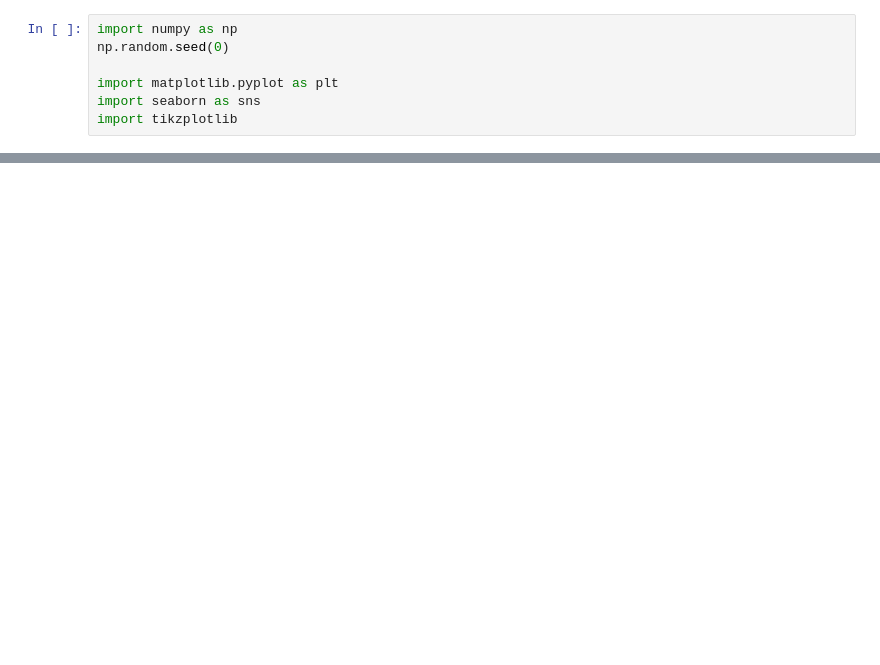
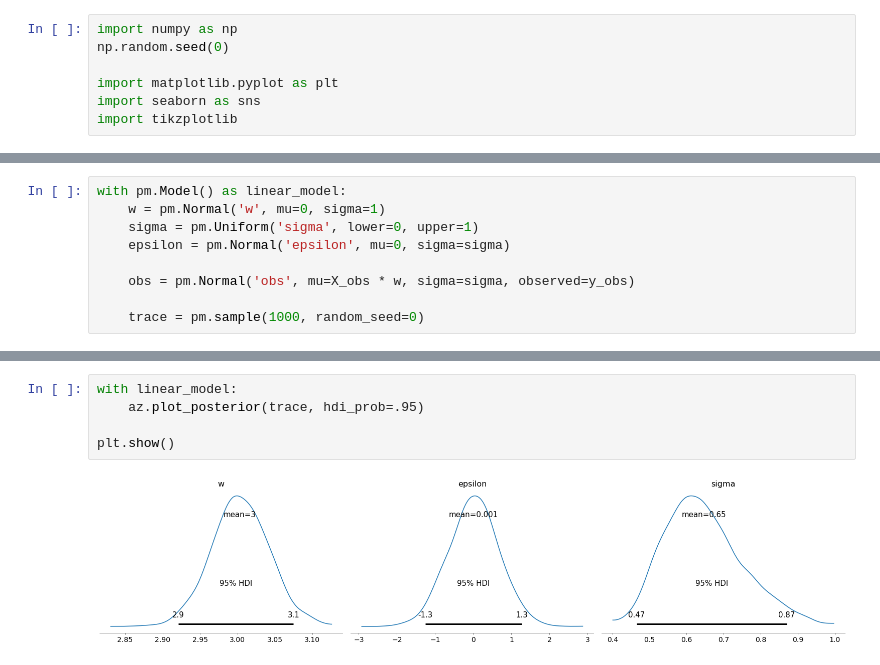
Before and after one commit to KrisNguyen135/Talks, a Jupyter notebook: notebooks/Linear regression.ipynb, the cells around one changed output, grey strips where cells are left out. Cells and saved outputs as stored; diff of their text form; blank space fills up the shorter version.

Commit message:
add linear regression

```diff
--- a/notebooks/Linear regression.ipynb
+++ b/notebooks/Linear regression.ipynb
@@ -25,0 +48,9 @@ plt.show()
+# %%
+with pm.Model() as linear_model:
+    w = pm.Normal('w', mu=0, sigma=1)
+    sigma = pm.Uniform('sigma', lower=0, upper=1)
+    epsilon = pm.Normal('epsilon', mu=0, sigma=sigma)
+
+    obs = pm.Normal('obs', mu=X_obs * w, sigma=sigma, observed=y_obs)
+
+    trace = pm.sample(1000, random_seed=0)
@@ -25,0 +64,7 @@ plt.show()
+# %%
+with linear_model:
+    az.plot_posterior(trace, hdi_prob=.95)
+
+plt.show()
+# %% [output]
+[figure, added]
```
Also changed, not shown: parts of 8 cells of this notebook, 2 other files.
